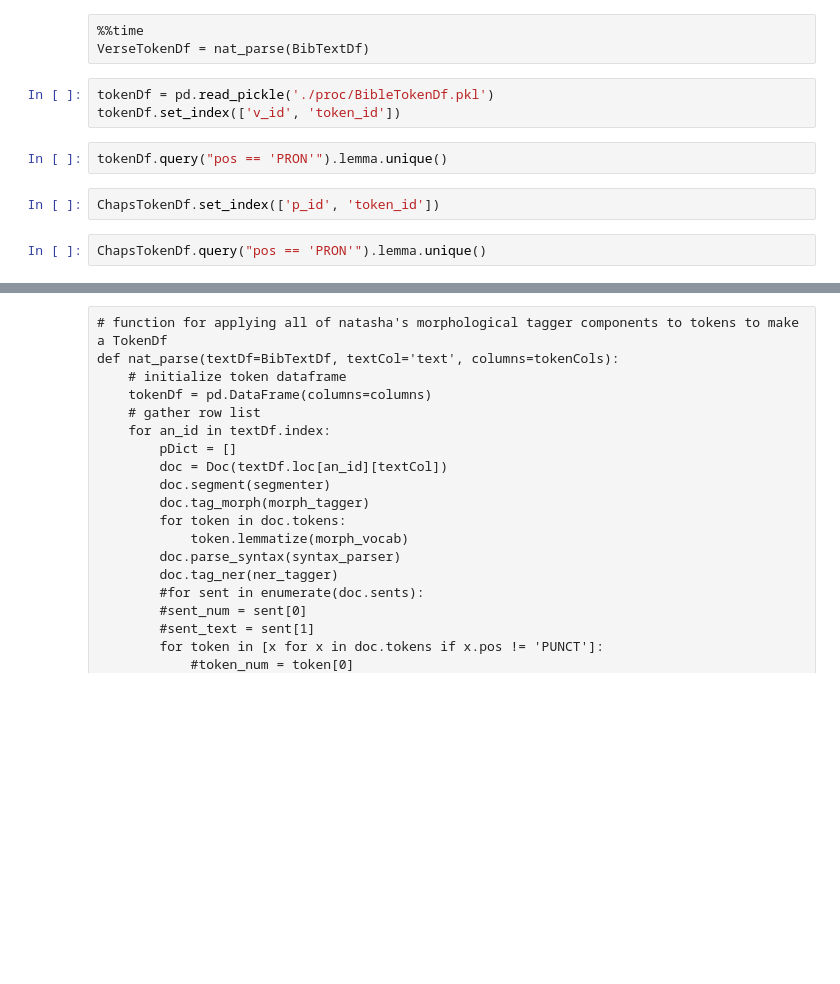
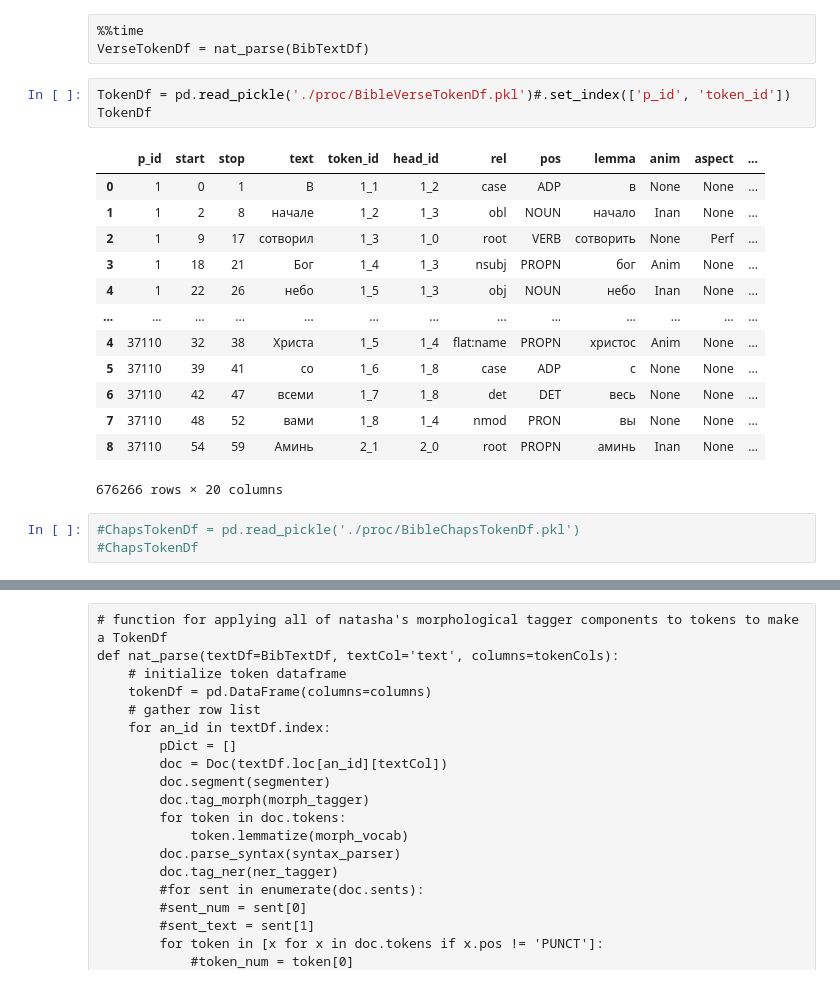
Before and after one commit to kollektivminds/russian-literary-bible, a Jupyter notebook: bible_processing.ipynb, the cells around one changed output, grey strips where cells are left out. Drawn from its saved outputs; the diff is of its cells as text; blank space fills up the shorter version.

```diff
--- a/bible_processing.ipynb
+++ b/bible_processing.ipynb
@@ -190,11 +188,22 @@ ChapsTokenDf = nat_parse(ChapsDf)
 %%time
 VerseTokenDf = nat_parse(BibTextDf)
 # %%
-tokenDf = pd.read_pickle('./proc/BibleTokenDf.pkl')
-tokenDf.set_index(['v_id', 'token_id'])
+TokenDf = pd.read_pickle('./proc/BibleVerseTokenDf.pkl')#.set_index(['p_id', 'token_id'])
+TokenDf
+# %% [output]
+|  | p_id | start | stop | text | token_id | head_id | rel | pos | lemma | anim | aspect | ... |
+| 0 | 1 | 0 | 1 | В | 1_1 | 1_2 | case | ADP | в | None | None | ... |
+| 1 | 1 | 2 | 8 | начале | 1_2 | 1_3 | obl | NOUN | начало | Inan | None | ... |
+| 2 | 1 | 9 | 17 | сотворил | 1_3 | 1_0 | root | VERB | сотворить | None | Perf | ... |
+| 3 | 1 | 18 | 21 | Бог | 1_4 | 1_3 | nsubj | PROPN | бог | Anim | None | ... |
+| 4 | 1 | 22 | 26 | небо | 1_5 | 1_3 | obj | NOUN | небо | Inan | None | ... |
+| ... | ... | ... | ... | ... | ... | ... | ... | ... | ... | ... | ... | ... |
+| 4 | 37110 | 32 | 38 | Христа | 1_5 | 1_4 | flat:name | PROPN | христос | Anim | None | ... |
+| 5 | 37110 | 39 | 41 | со | 1_6 | 1_8 | case | ADP | с | None | None | ... |
+| 6 | 37110 | 42 | 47 | всеми | 1_7 | 1_8 | det | DET | весь | None | None | ... |
+| 7 | 37110 | 48 | 52 | вами | 1_8 | 1_4 | nmod | PRON | вы | None | None | ... |
+| 8 | 37110 | 54 | 59 | Аминь | 2_1 | 2_0 | root | PROPN | аминь | Inan | None | ... |
+676266 rows × 20 columns
-# %%
-tokenDf.query("pos == 'PRON'").lemma.unique()
-# %%
-ChapsTokenDf.set_index(['p_id', 'token_id'])
-# %%
-ChapsTokenDf.query("pos == 'PRON'").lemma.unique()
+# %%
+#ChapsTokenDf = pd.read_pickle('./proc/BibleChapsTokenDf.pkl')
+#ChapsTokenDf
```
Also changed, not shown: parts of 28 cells of this notebook, 1 other file.
